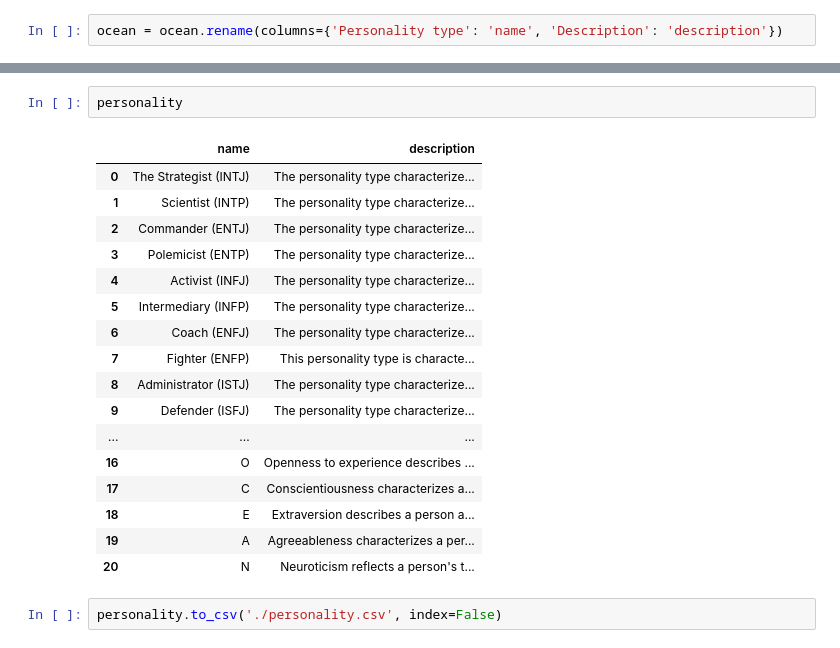
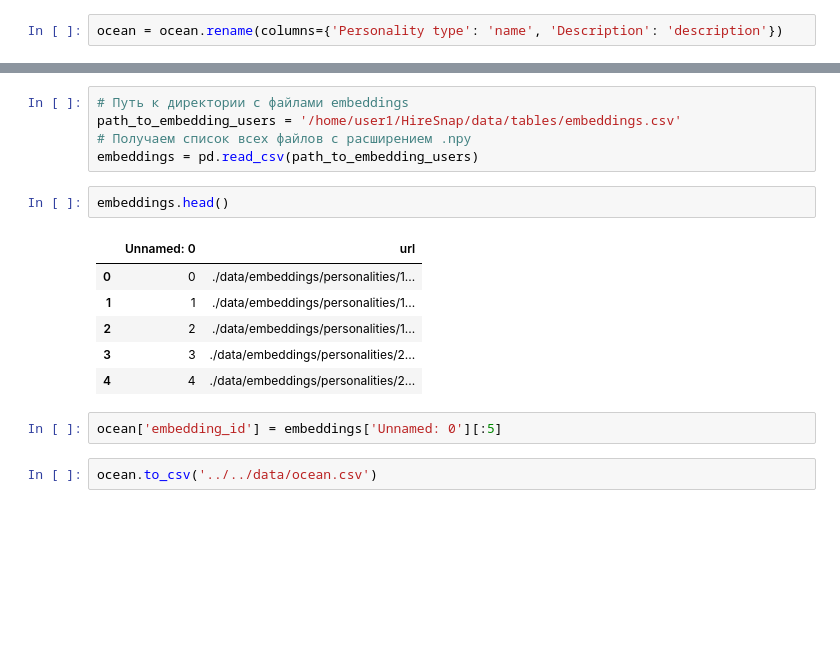
Before and after one commit to Prischli-Drink-Coffee/HairSnap, a Jupyter notebook: src/stuff/merge_table_personality.ipynb, the cells around one changed output, grey strips where cells are left out. Saved outputs shown, nothing was run; the diff lists cells and outputs as text; blank space fills up the shorter version.

```diff
--- a/src/stuff/merge_table_personality.ipynb
+++ b/src/stuff/merge_table_personality.ipynb
@@ -81,22 +31,18 @@ personality.shape
-# %%
-personality
-# %% [output]
-|  | name | description |
-| 0 | The Strategist (INTJ) | The personality type characterize... |
-| 1 | Scientist (INTP) | The personality type characterize... |
-| 2 | Commander (ENTJ) | The personality type characterize... |
-| 3 | Polemicist (ENTP) | The personality type characterize... |
-| 4 | Activist (INFJ) | The personality type characterize... |
-| 5 | Intermediary (INFP) | The personality type characterize... |
-| 6 | Coach (ENFJ) | The personality type characterize... |
-| 7 | Fighter (ENFP) | This personality type is characte... |
-| 8 | Administrator (ISTJ) | The personality type characterize... |
-| 9 | Defender (ISFJ) | The personality type characterize... |
-| ... | ... | ... |
-| 16 | O | Openness to experience describes ... |
-| 17 | C | Conscientiousness characterizes a... |
-| 18 | E | Extraversion describes a person a... |
-| 19 | A | Agreeableness characterizes a per... |
-| 20 | N | Neuroticism reflects a person's t... |
-# %%
-personality.to_csv('./personality.csv', index=False)
+# %%
+# Путь к директории с файлами embeddings
+path_to_embedding_users = '/home/user1/HireSnap/data/tables/embeddings.csv'
+# Получаем список всех файлов с расширением .npy
+embeddings = pd.read_csv(path_to_embedding_users)
+# %%
+embeddings.head()
+# %% [output]
+|  | Unnamed: 0 | url |
+| 0 | 0 | ./data/embeddings/personalities/1... |
+| 1 | 1 | ./data/embeddings/personalities/1... |
+| 2 | 2 | ./data/embeddings/personalities/1... |
+| 3 | 3 | ./data/embeddings/personalities/2... |
+| 4 | 4 | ./data/embeddings/personalities/2... |
+# %%
+ocean['embedding_id'] = embeddings['Unnamed: 0'][:5]
+# %%
+ocean.to_csv('../../data/ocean.csv')
```
Also changed, not shown: parts of 15 cells of this notebook, 16 other files.
